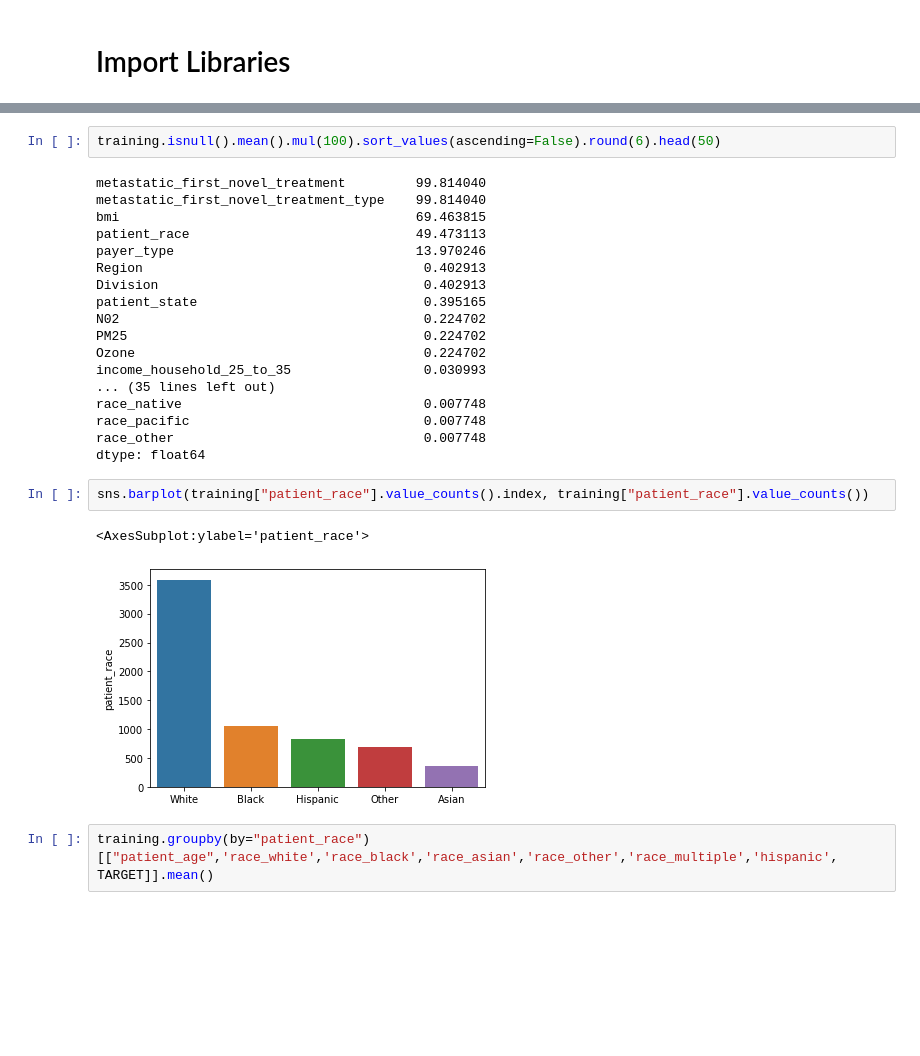
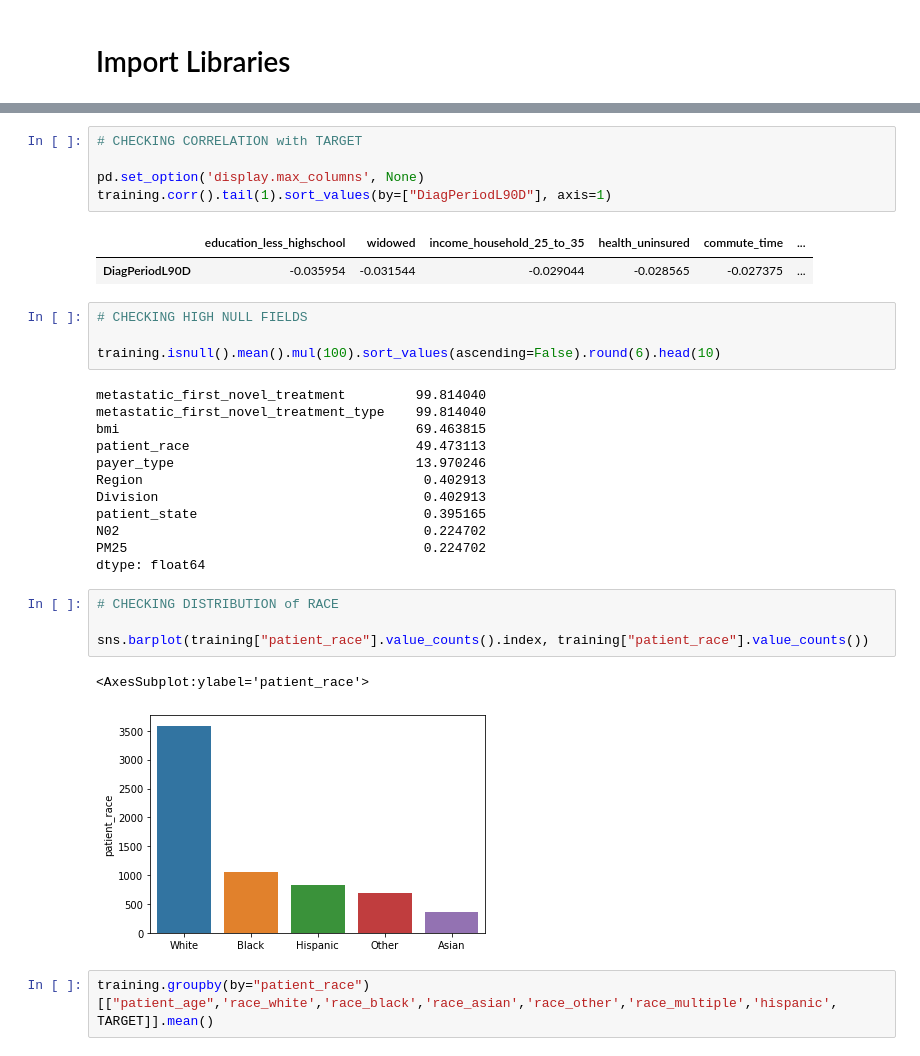
Before and after one commit to Rateesh-Sabde/WiDS-Datathon-Challenge-1, a Jupyter notebook: additya_wids.ipynb, the cells around one changed output, grey strips where cells are left out. Cells and saved outputs as stored; diff of their text form; blank space fills up the shorter version.

```diff
--- a/additya_wids.ipynb
+++ b/additya_wids.ipynb
@@ -52,5 +47,15 @@ pd.pivot_table(training, index="DiagPeriodL90D", values=["patient_age", "bmi", "
+# %%
+# CHECKING CORRELATION with TARGET
+
+pd.set_option('display.max_columns', None)
+training.corr().tail(1).sort_values(by=["DiagPeriodL90D"], axis=1)
+# %% [output]
+|  | education_less_highschool | widowed | income_household_25_to_35 | health_uninsured | commute_time | ... |
+| DiagPeriodL90D | -0.035954 | -0.031544 | -0.029044 | -0.028565 | -0.027375 | ... |
 # %%
-training.isnull().mean().mul(100).sort_values(ascending=False).round(6).head(50)
+# CHECKING HIGH NULL FIELDS
+
+training.isnull().mean().mul(100).sort_values(ascending=False).round(6).head(10)
 # %% [output]
 metastatic_first_novel_treatment         99.814040
 metastatic_first_novel_treatment_type    99.814040
@@ -62,14 +67,10 @@ Division                                  0.402913
 patient_state                             0.395165
 N02                                       0.224702
 PM25                                      0.224702
-Ozone                                     0.224702
-income_household_25_to_35                 0.030993
-... (35 lines left out)
-race_native                               0.007748
-race_pacific                              0.007748
-race_other                                0.007748
 dtype: float64
 # %%
+# CHECKING DISTRIBUTION of RACE
+
 sns.barplot(training["patient_race"].value_counts().index, training["patient_race"].value_counts())
 # %% [output]
 <AxesSubplot:ylabel='patient_race'>
```
Also changed, not shown: parts of 35 cells of this notebook.
